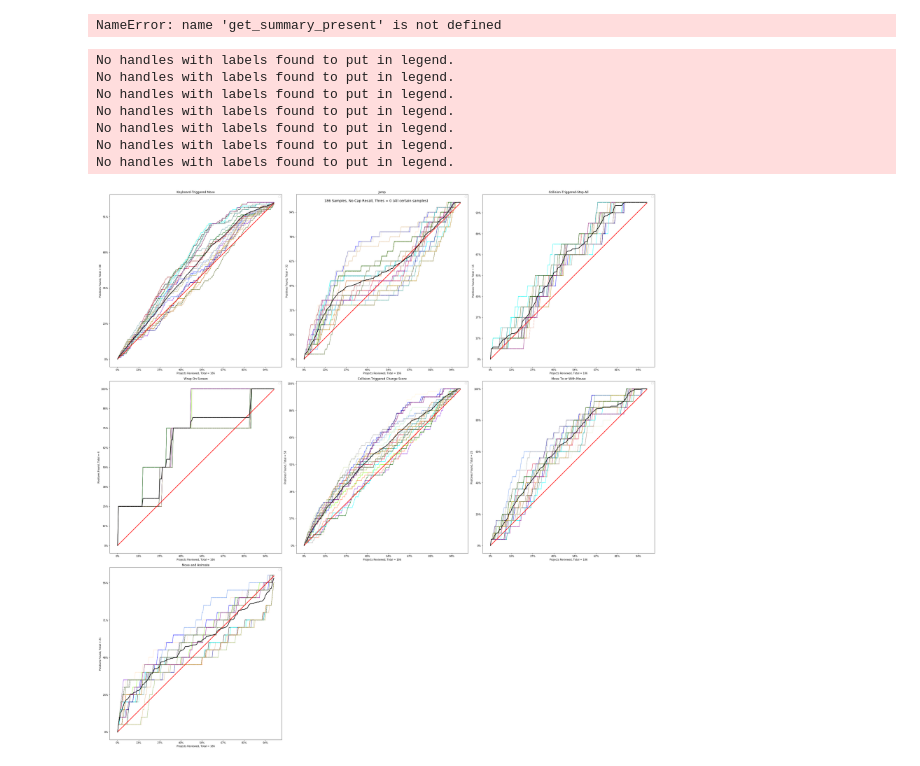
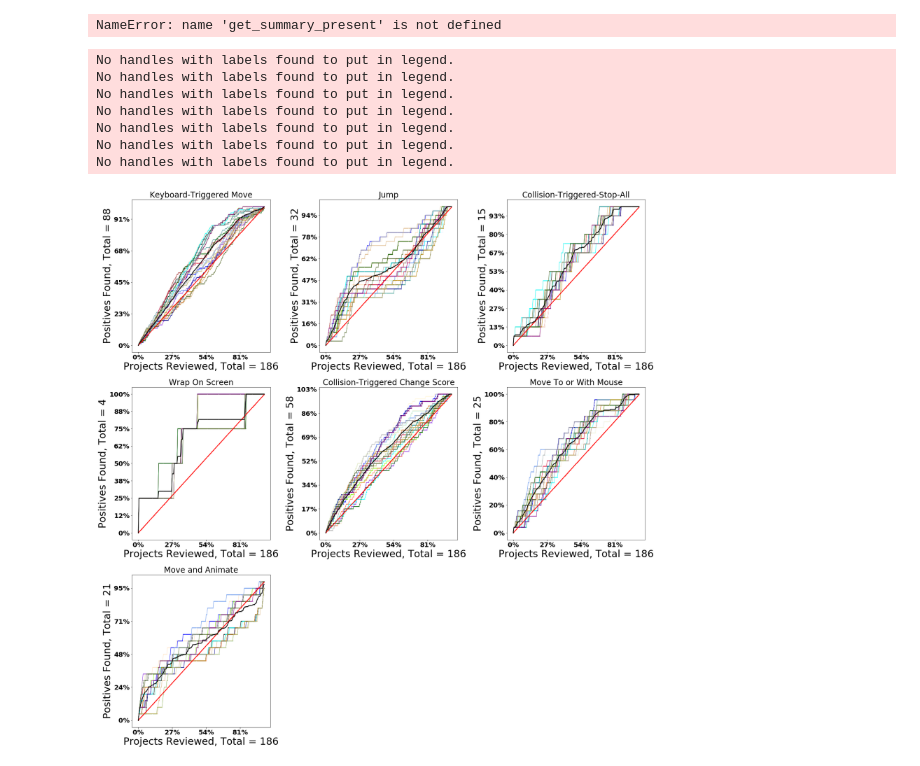
Before and after one commit to emmableu/src, a Jupyter notebook: src/display_present.ipynb, the cells around one changed output. Drawn from its saved outputs; the diff is of its cells as text; code cells hidden in the pictures.

Commit message:
clearer image

```diff
--- a/src/display_present.ipynb
+++ b/src/display_present.ipynb
@@ -84,10 +84,10 @@ total = 186
 thres = 0
 
 
-fig = plt.figure(figsize=(32, 32))
+fig = plt.figure(figsize=(24, 24))
 gs = fig.add_gridspec(3, 3)
 
-plt.suptitle("186 Samples, No Cap Recall, Thres = 0 (All certain samples)", fontsize=14)
+# plt.suptitle("186 Samples, No Cap Recall, Thres = 0 (All certain samples)", fontsize=30)
 for label_index, label_name in enumerate(label_name_s):
     all_simulation = load_obj('all_simulation_' + label_name,
                 '/Users/wwang33/Documents/IJAIED20/src/workspace/data/game_labels_' + str(total),
@@ -116,11 +116,20 @@ for label_index, label_name in enumerate(label_name_s):
         average_y.append(this_sum/30)
 
     color_s = [i for i in mcolors.CSS4_COLORS.keys()]
-    params = {'figure.autolayout': True, 'figure.figsize': (8, 4)}
+    font = {'family': 'normal',
+            'weight': 'bold',
+            'size': 20}
+
+    plt.rc('font', **font)
+    paras = {'lines.linewidth': 5, 'legend.fontsize': 20, 'axes.labelsize': 30, 'legend.frameon': False,
+             'figure.autolayout': True, 'figure.figsize': (16, 8)}
+
+    plt.rcParams.update(paras)
+#     params = {'figure.autolayout': True, 'figure.figsize': (8, 4)}
     ax1 = fig.add_subplot(gs[label_index//3, label_index%3])
     plt.ylabel("Positives Found, Total = " + str(total_pos))
     plt.xlabel("Projects Reviewed, Total = " + str(total))
-    plt.rcParams.update(params)
+#     plt.rcParams.update(params)
     for i in range(30):
         plt.plot(x_axis, get_x_y_for_plot(all_simulation[i])[1], marker='o', markerfacecolor='blue', markersize=1,
                  color=color_s[i], linewidth=1)
@@ -130,31 +139,31 @@ for label_index, label_name in enumerate(label_name_s):
              color='black', linewidth=2)
     plt.legend()
 
     plt.gca().set_yticklabels(['{:.0f}%'.format(x * 100/total_pos) for x in plt.gca().get_yticks()])
     plt.gca().set_xticklabels(['{:.0f}%'.format(x * 100/total) for x in plt.gca().get_xticks()])
     plt.title(label_name_dict[label_name])
     # plt.scatter(trans_data[0], trans_data[1], c=colors, cmap=plt.cm.rainbow)
     # plt.title("%s (%.2g sec)" % (labels[i], t1 - t0))
     # ax.xaxis.set_major_formatter(NullFormatter())
     # ax.yaxis.set_major_formatter(NullForatter())
     plt.axis('tight')
     plt.savefig("/Users/wwang33/Desktop/" + 'fig.png')
     # plt.close()
 
 fig.savefig("/Users/wwang33/Desktop/" + 'figAll.png')
 
 #
 # for label_name in label_name_s:
 #     plot_average_from_all(label_name, total, thres)
 
 # label_name = 'cochangescore'
 # plot_average_from_all(label_name, total, thres)
 # %% [output]
 No handles with labels found to put in legend.
 No handles with labels found to put in legend.
 No handles with labels found to put in legend.
 No handles with labels found to put in legend.
 No handles with labels found to put in legend.
 No handles with labels found to put in legend.
 No handles with labels found to put in legend.
-[figure, old version]
+[figure, new version]
```
